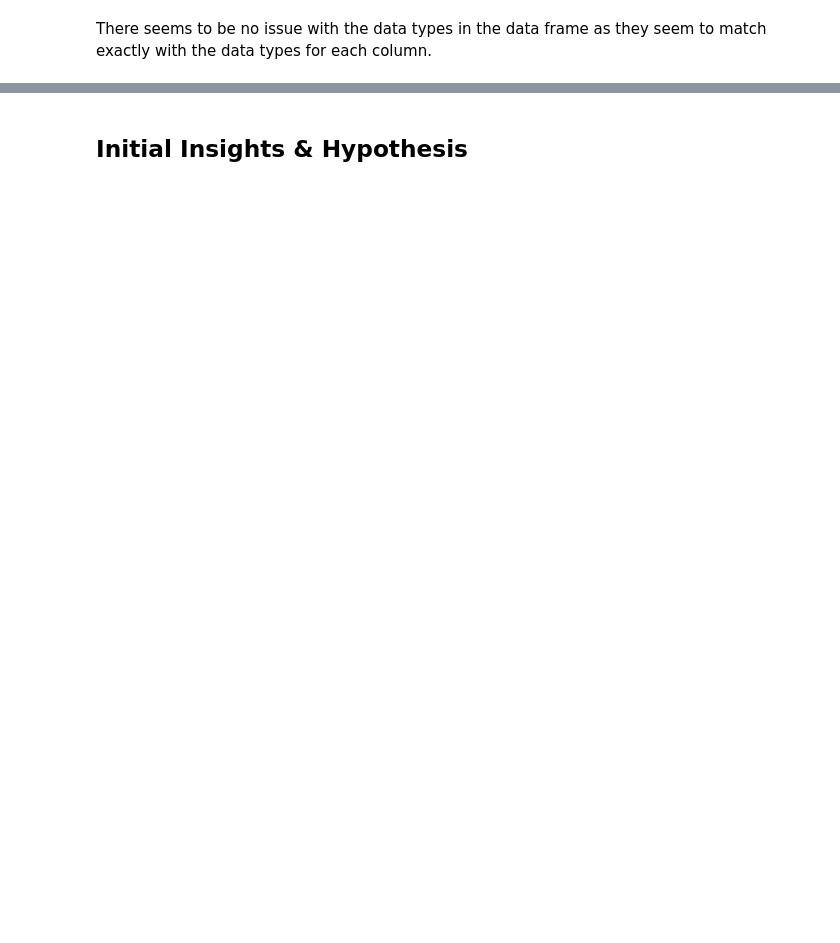
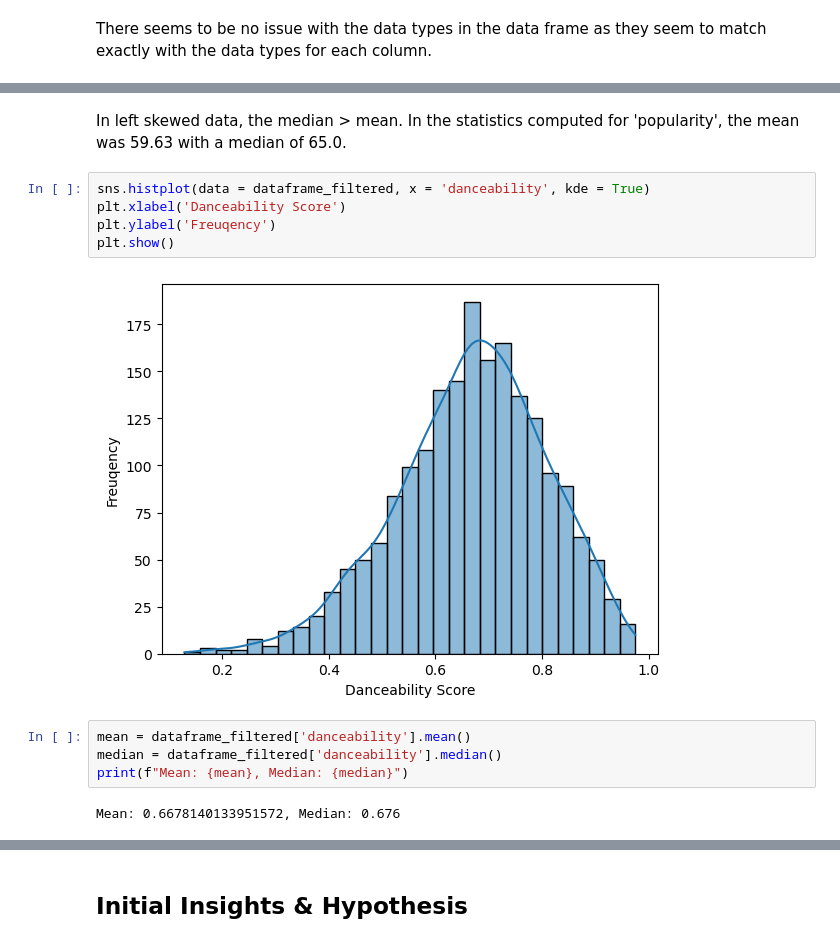
Before and after one commit to antoniasunseri/Spotify-Analysis, a Jupyter notebook: Spotify_Analysis_Sunseri_Kumarapeli.ipynb, the cells around one changed output, grey strips where cells are left out. Saved outputs shown, nothing was run; the diff lists cells and outputs as text; blank space fills up the shorter version.

```diff
--- a/Spotify_Analysis_Sunseri_Kumarapeli.ipynb
+++ b/Spotify_Analysis_Sunseri_Kumarapeli.ipynb
@@ -87,0 +176,15 @@ There seems to be no issue with the data types in the data frame as they seem to
+# %% [markdown]
+In left skewed data, the median > mean. In the statistics computed for 'popularity', the mean was 59.63 with a median of 65.0.
+# %%
+sns.histplot(data = dataframe_filtered, x = 'danceability', kde = True)
+plt.xlabel('Danceability Score')
+plt.ylabel('Freuqency')
+plt.show()
+# %% [output]
+[figure, added]
+# %%
+mean = dataframe_filtered['danceability'].mean()
+median = dataframe_filtered['danceability'].median()
+print(f"Mean: {mean}, Median: {median}")
+# %% [output]
+Mean: 0.6678140133951572, Median: 0.676
```
Also changed, not shown: parts of 40 cells of this notebook.
